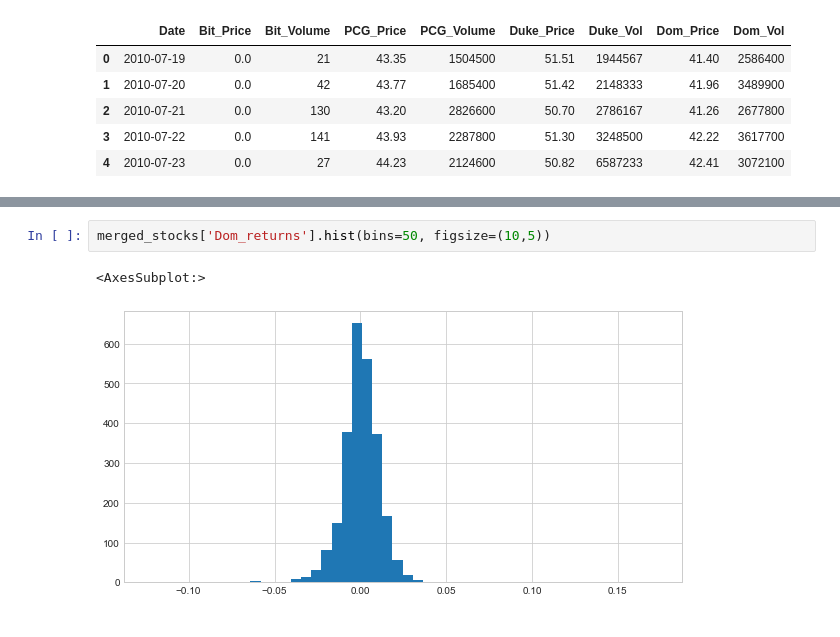
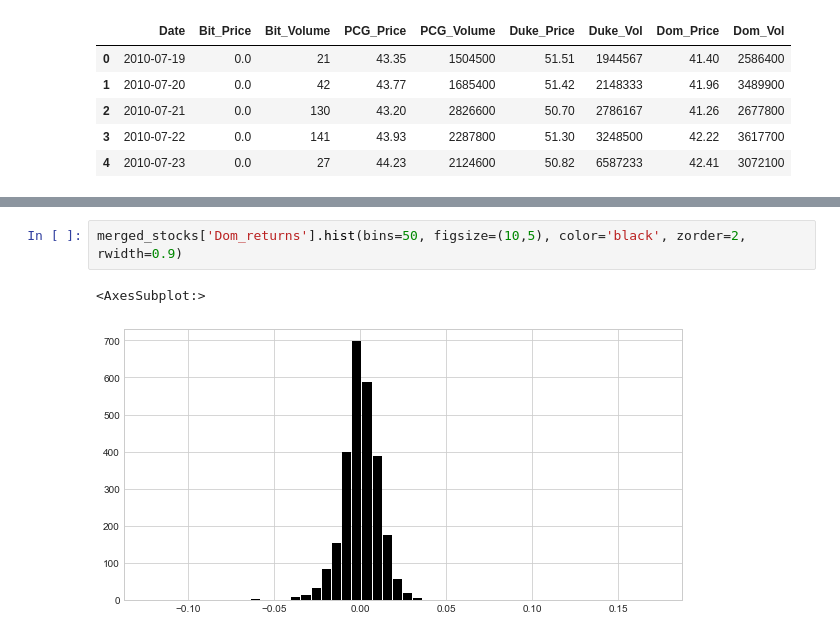
Before and after one commit to kleverone99/preject-one-emu, a Jupyter notebook: Original.ipynb, the cells around one changed output, grey strips where cells are left out. Cells and saved outputs as stored; diff of their text form.

```diff
--- a/Original.ipynb
+++ b/Original.ipynb
@@ -414,5 +417,5 @@ merged_stocks['Duke_returns'].hist(bins=50, figsize=(10,5))
 # %%
-merged_stocks['Dom_returns'].hist(bins=50, figsize=(10,5))
+merged_stocks['Dom_returns'].hist(bins=50, figsize=(10,5), color='black', zorder=2, rwidth=0.9)
 # %% [output]
 <AxesSubplot:>
-[figure, old version]
+[figure, new version]
```
Also changed, not shown: parts of 8 cells of this notebook.
